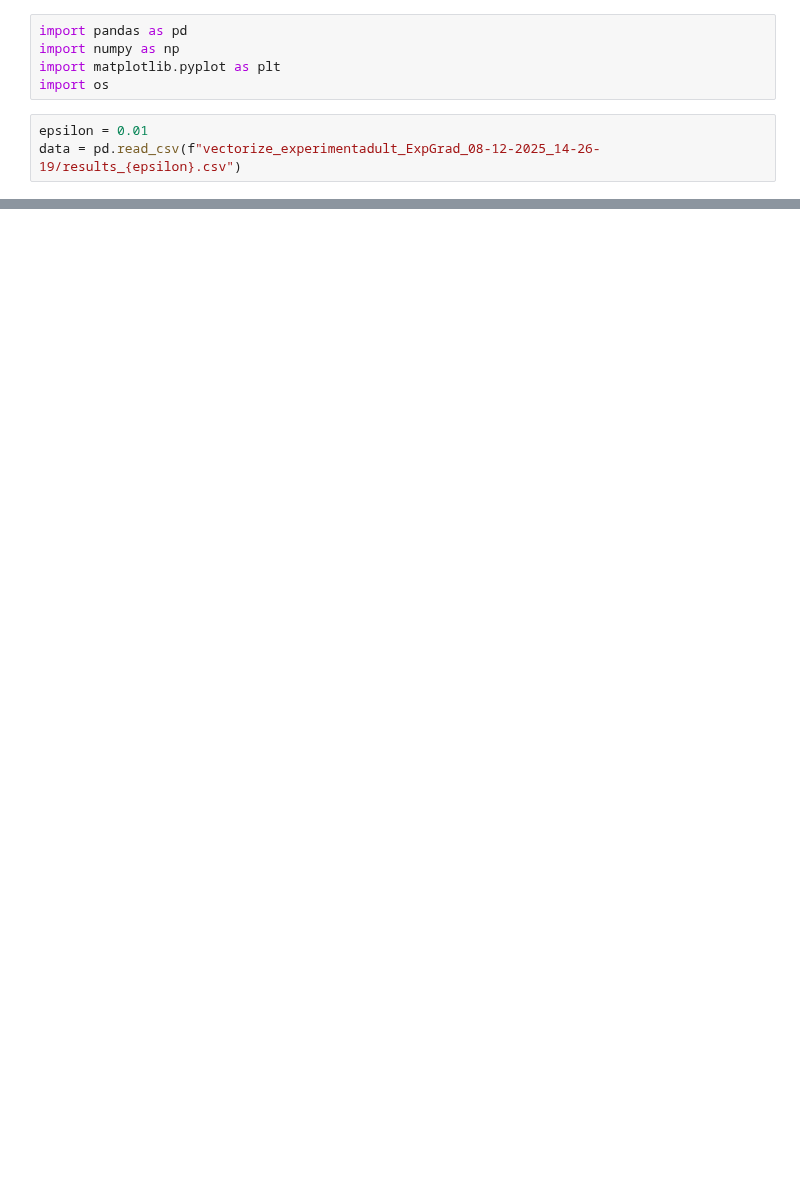
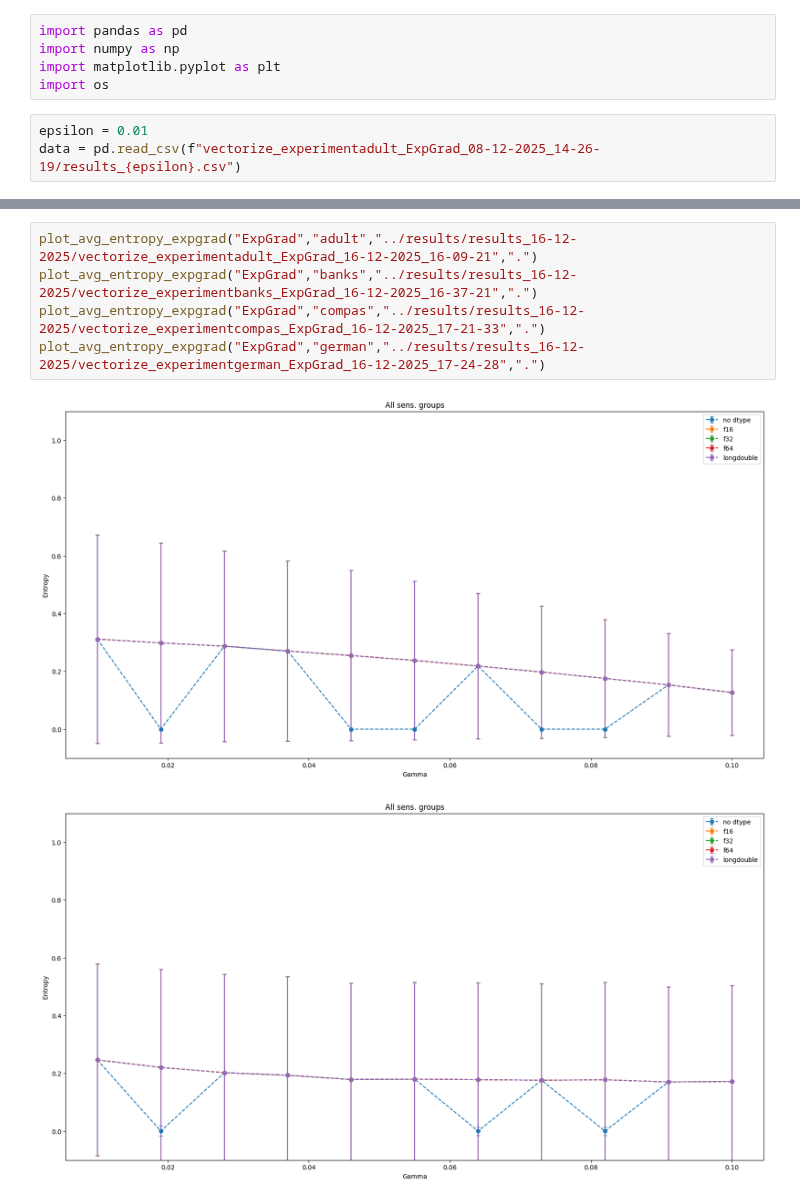
Before and after one commit to Pibborn/stochasticity-fairness, a Jupyter notebook: src/analyze_vec_exp.ipynb, the cells around one changed output, grey strips where cells are left out. Cells and saved outputs as stored; diff of their text form; blank space fills up the shorter version.

```diff
--- a/src/analyze_vec_exp.ipynb
+++ b/src/analyze_vec_exp.ipynb
@@ -97,0 +162,8 @@ plot_avg_entropy_expgrad("ExpGrad","adult","results_logreg/vectorize_experimentg
+# %%
+plot_avg_entropy_expgrad("ExpGrad","adult","../results/results_16-12-2025/vectorize_experimentadult_ExpGrad_16-12-2025_16-09-21",".")
+plot_avg_entropy_expgrad("ExpGrad","banks","../results/results_16-12-2025/vectorize_experimentbanks_ExpGrad_16-12-2025_16-37-21",".")
+plot_avg_entropy_expgrad("ExpGrad","compas","../results/results_16-12-2025/vectorize_experimentcompas_ExpGrad_16-12-2025_17-21-33",".")
+plot_avg_entropy_expgrad("ExpGrad","german","../results/results_16-12-2025/vectorize_experimentgerman_ExpGrad_16-12-2025_17-24-28",".")
+# %% [output]
+[figure, added]
+[figure, added]
```
Also changed, not shown: parts of 10 cells of this notebook.
